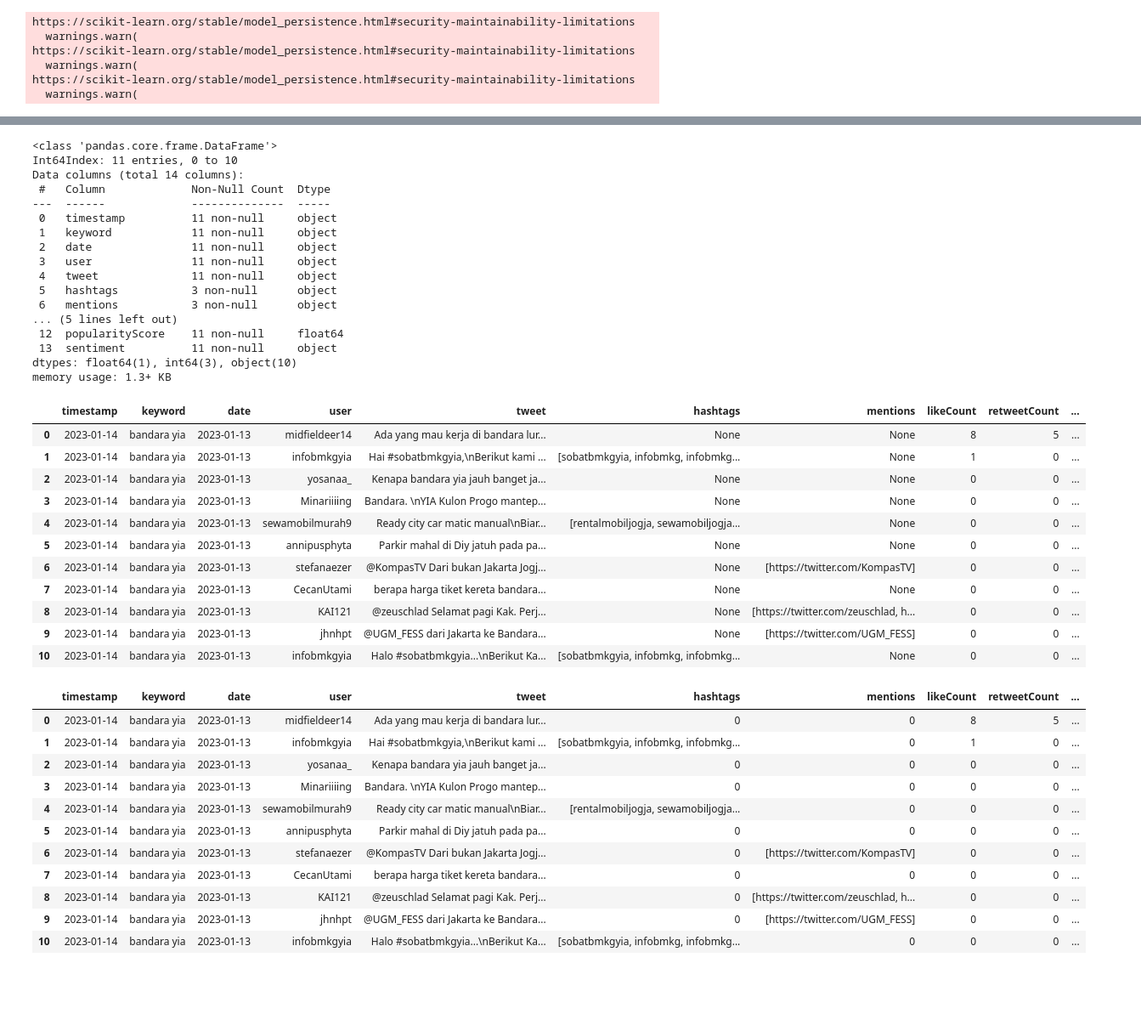
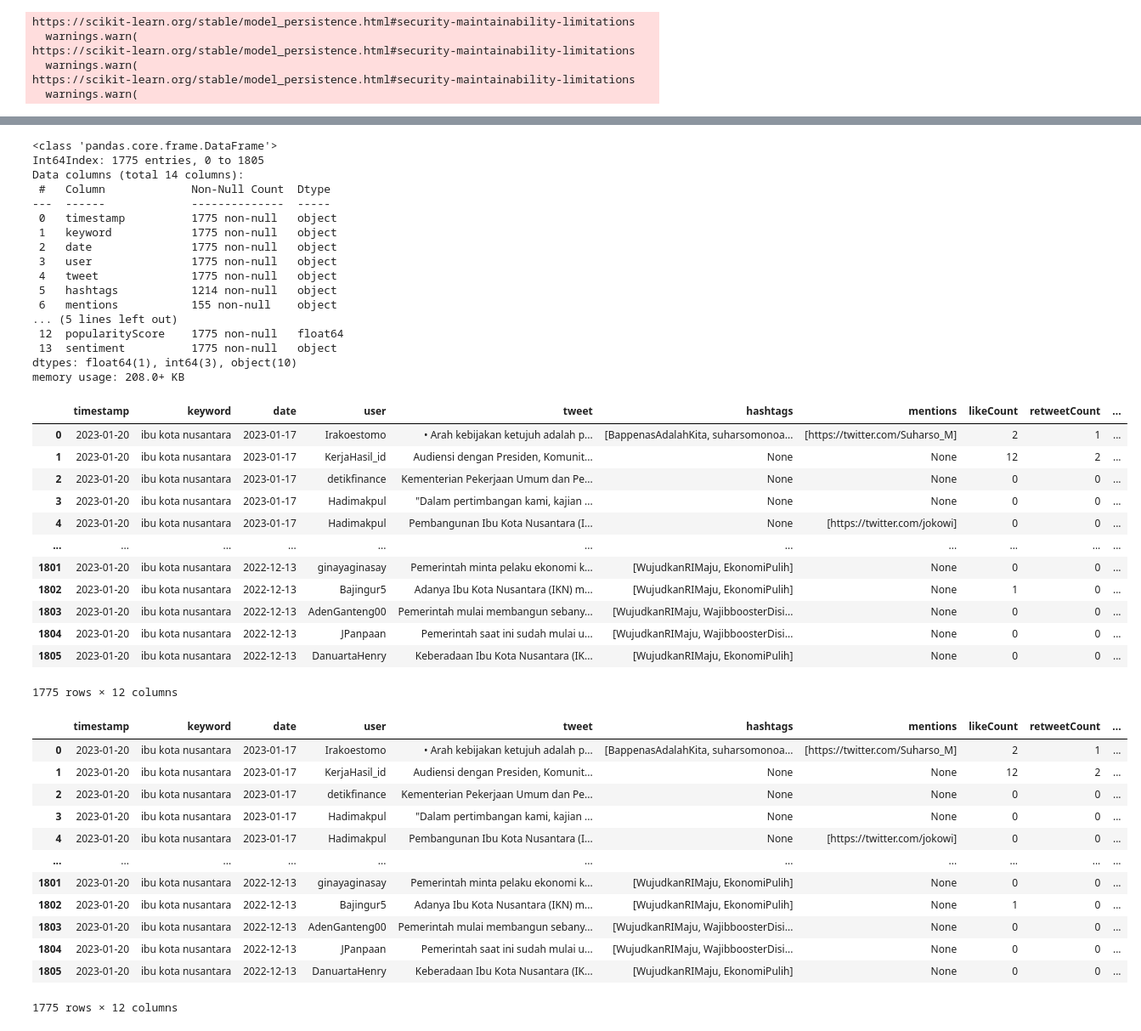
Before and after one commit to qoisoctava/sa_API, a Jupyter notebook: eksperimen_inferensi.ipynb, the cells around one changed output, grey strips where cells are left out. Shown: that part at 85% size. Cells and saved outputs as stored; diff of their text form; code cells hidden in the pictures; blank space fills up the shorter version.

```diff
--- a/eksperimen_inferensi.ipynb
+++ b/eksperimen_inferensi.ipynb
@@ -27,7 +26,7 @@ https://scikit-learn.org/stable/model_persistence.html#security-maintainability-
 def scraperKey(keyword,date_since,date_until):
     query = keyword+" lang:id until:"+str(date_until)+" since:"+str(date_since)
     now = datetime.now().strftime("%Y-%m-%d %H:%M:%S")
-    req.post('{}/progress/new'.format(APIurl),{'dateGet':now,'keyword':keyword,'dateSince':date_since,'dateUntil':date_until,'status':1,'source':'tw'} )
+    requests.post('{}/progress/twitter/new'.format(APIurl),{'dateGet':now,'keyword':keyword,'dateSince':date_since,'dateUntil':date_until,'status':1,'source':'tw'} )
     #print(query)
     #print(datetime.now())
     #print("Sedang Mengumpulkan Data Twitter...")
@@ -87,5 +86,5 @@ def normalize_alay(text):
  text = re.sub(' +', ' ', text)
  return text
 # %%
-df, now = scraperKey('bandara yia','2023-01-13','2023-01-14')
-topic = 'wisata jogja'
+df, now = scraperKey('ibu kota nusantara','2022-12-13','2023-01-18')
+topic = 'IKN'
@@ -92,4 +95,4 @@ topic = 'wisata jogja'
 # %%
-id = requests.get('{}/progress/id/{}'.format(APIurl,now)).json()[0]['id']
+id = requests.get('{}/progress/twitter/id/{}'.format(APIurl,now)).json()[0]['id']
 print(id)
 # %% [output]
@@ -97,6 +100,6 @@ print(id)
 # %%
 def update(code):
-    req.put('{}/progress/update'.format(APIurl), data={'id':id,'status': code})
+    requests.put('{}/progress/twitter/update'.format(APIurl), data={'id':id,'status': code})
 # %%
 
 if df.empty:
@@ -219,35 +222,36 @@ dtype: object
 dataset.info()
 # %% [output]
 <class 'pandas.core.frame.DataFrame'>
-Int64Index: 11 entries, 0 to 10
+Int64Index: 1775 entries, 0 to 1805
 Data columns (total 14 columns):
  #   Column             Non-Null Count  Dtype
 ---  ------             --------------  -----
- 0   timestamp          11 non-null     object
- 1   keyword            11 non-null     object
- 2   date               11 non-null     object
- 3   user               11 non-null     object
- 4   tweet              11 non-null     object
- 5   hashtags           3 non-null      object
- 6   mentions           3 non-null      object
+ 0   timestamp          1775 non-null   object
+ 1   keyword            1775 non-null   object
+ 2   date               1775 non-null   object
+ 3   user               1775 non-null   object
+ 4   tweet              1775 non-null   object
+ 5   hashtags           1214 non-null   object
+ 6   mentions           155 non-null    object
 ... (5 lines left out)
- 12  popularityScore    11 non-null     float64
- 13  sentiment          11 non-null     object
+ 12  popularityScore    1775 non-null   float64
+ 13  sentiment          1775 non-null   object
 dtypes: float64(1), int64(3), object(10)
-memory usage: 1.3+ KB
+memory usage: 208.0+ KB
 # %%
 df = dataset[['timestamp', 'keyword', 'date', 'user', 'tweet', 'hashtags', 'mentions', 'likeCount', 'retweetCount', 'replyCount','popularityScore',  'sentiment']]
 df
 # %% [output]
 |  | timestamp | keyword | date | user | tweet | hashtags | mentions | likeCount | retweetCount | ... |
-| 0 | 2023-01-14 | bandara yia | 2023-01-13 | midfieldeer14 | Ada yang mau kerja di bandara lur... | None | None | 8 | 5 | ... |
-| 1 | 2023-01-14 | bandara yia | 2023-01-13 | infobmkgyia | Hai #sobatbmkgyia,\nBerikut kami ... | [sobatbmkgyia, infobmkg, infobmkg... | None | 1 | 0 | ... |
-| 2 | 2023-01-14 | bandara yia | 2023-01-13 | yosanaa_ | Kenapa bandara yia jauh banget ja... | None | None | 0 | 0 | ... |
-| 3 | 2023-01-14 | bandara yia | 2023-01-13 | Minariiiing | Bandara. \nYIA Kulon Progo mantep... | None | None | 0 | 0 | ... |
-| 4 | 2023-01-14 | bandara yia | 2023-01-13 | sewamobilmurah9 | Ready city car matic manual\nBiar... | [rentalmobiljogja, sewamobiljogja... | None | 0 | 0 | ... |
-| 5 | 2023-01-14 | bandara yia | 2023-01-13 | annipusphyta | Parkir mahal di Diy jatuh pada pa... | None | None | 0 | 0 | ... |
-| 6 | 2023-01-14 | bandara yia | 2023-01-13 | stefanaezer | @KompasTV Dari bukan Jakarta Jogj... | None | [https://twitter.com/KompasTV] | 0 | 0 | ... |
-| 7 | 2023-01-14 | bandara yia | 2023-01-13 | CecanUtami | berapa harga tiket kereta bandara... | None | None | 0 | 0 | ... |
-| 8 | 2023-01-14 | bandara yia | 2023-01-13 | KAI121 | @zeuschlad Selamat pagi Kak. Perj... | None | [https://twitter.com/zeuschlad, h... | 0 | 0 | ... |
-| 9 | 2023-01-14 | bandara yia | 2023-01-13 | jhnhpt | @UGM_FESS dari Jakarta ke Bandara... | None | [https://twitter.com/UGM_FESS] | 0 | 0 | ... |
-| 10 | 2023-01-14 | bandara yia | 2023-01-13 | infobmkgyia | Halo #sobatbmkgyia...\nBerikut Ka... | [sobatbmkgyia, infobmkg, infobmkg... | None | 0 | 0 | ... |
+| 0 | 2023-01-20 | ibu kota nusantara | 2023-01-17 | Irakoestomo | • Arah kebijakan ketujuh adalah p... | [BappenasAdalahKita, suharsomonoa... | [https://twitter.com/Suharso_M] | 2 | 1 | ... |
+| 1 | 2023-01-20 | ibu kota nusantara | 2023-01-17 | KerjaHasil_id | Audiensi dengan Presiden, Komunit... | None | None | 12 | 2 | ... |
+| 2 | 2023-01-20 | ibu kota nusantara | 2023-01-17 | detikfinance | Kementerian Pekerjaan Umum dan Pe... | None | None | 0 | 0 | ... |
+| 3 | 2023-01-20 | ibu kota nusantara | 2023-01-17 | Hadimakpul | "Dalam pertimbangan kami, kajian ... | None | None | 0 | 0 | ... |
+| 4 | 2023-01-20 | ibu kota nusantara | 2023-01-17 | Hadimakpul | Pembangunan Ibu Kota Nusantara (I... | None | [https://twitter.com/jokowi] | 0 | 0 | ... |
+| ... | ... | ... | ... | ... | ... | ... | ... | ... | ... | ... |
+| 1801 | 2023-01-20 | ibu kota nusantara | 2022-12-13 | ginayaginasay | Pemerintah minta pelaku ekonomi k... | [WujudkanRIMaju, EkonomiPulih] | None | 0 | 0 | ... |
+| 1802 | 2023-01-20 | ibu kota nusantara | 2022-12-13 | Bajingur5 | Adanya Ibu Kota Nusantara (IKN) m... | [WujudkanRIMaju, EkonomiPulih] | None | 1 | 0 | ... |
+| 1803 | 2023-01-20 | ibu kota nusantara | 2022-12-13 | AdenGanteng00 | Pemerintah mulai membangun sebany... | [WujudkanRIMaju, WajibboosterDisi... | None | 0 | 0 | ... |
+| 1804 | 2023-01-20 | ibu kota nusantara | 2022-12-13 | JPanpaan | Pemerintah saat ini sudah mulai u... | [WujudkanRIMaju, WajibboosterDisi... | None | 0 | 0 | ... |
+| 1805 | 2023-01-20 | ibu kota nusantara | 2022-12-13 | DanuartaHenry | Keberadaan Ibu Kota Nusantara (IK... | [WujudkanRIMaju, EkonomiPulih] | None | 0 | 0 | ... |
+1775 rows × 12 columns
@@ -259,18 +258,19 @@ df
 # %%
-df.fillna('0')
+df
 # %% [output]
 |  | timestamp | keyword | date | user | tweet | hashtags | mentions | likeCount | retweetCount | ... |
-| 0 | 2023-01-14 | bandara yia | 2023-01-13 | midfieldeer14 | Ada yang mau kerja di bandara lur... | 0 | 0 | 8 | 5 | ... |
-| 1 | 2023-01-14 | bandara yia | 2023-01-13 | infobmkgyia | Hai #sobatbmkgyia,\nBerikut kami ... | [sobatbmkgyia, infobmkg, infobmkg... | 0 | 1 | 0 | ... |
-| 2 | 2023-01-14 | bandara yia | 2023-01-13 | yosanaa_ | Kenapa bandara yia jauh banget ja... | 0 | 0 | 0 | 0 | ... |
-| 3 | 2023-01-14 | bandara yia | 2023-01-13 | Minariiiing | Bandara. \nYIA Kulon Progo mantep... | 0 | 0 | 0 | 0 | ... |
-| 4 | 2023-01-14 | bandara yia | 2023-01-13 | sewamobilmurah9 | Ready city car matic manual\nBiar... | [rentalmobiljogja, sewamobiljogja... | 0 | 0 | 0 | ... |
-| 5 | 2023-01-14 | bandara yia | 2023-01-13 | annipusphyta | Parkir mahal di Diy jatuh pada pa... | 0 | 0 | 0 | 0 | ... |
-| 6 | 2023-01-14 | bandara yia | 2023-01-13 | stefanaezer | @KompasTV Dari bukan Jakarta Jogj... | 0 | [https://twitter.com/KompasTV] | 0 | 0 | ... |
-| 7 | 2023-01-14 | bandara yia | 2023-01-13 | CecanUtami | berapa harga tiket kereta bandara... | 0 | 0 | 0 | 0 | ... |
-| 8 | 2023-01-14 | bandara yia | 2023-01-13 | KAI121 | @zeuschlad Selamat pagi Kak. Perj... | 0 | [https://twitter.com/zeuschlad, h... | 0 | 0 | ... |
-| 9 | 2023-01-14 | bandara yia | 2023-01-13 | jhnhpt | @UGM_FESS dari Jakarta ke Bandara... | 0 | [https://twitter.com/UGM_FESS] | 0 | 0 | ... |
-| 10 | 2023-01-14 | bandara yia | 2023-01-13 | infobmkgyia | Halo #sobatbmkgyia...\nBerikut Ka... | [sobatbmkgyia, infobmkg, infobmkg... | 0 | 0 | 0 | ... |
+| 0 | 2023-01-20 | ibu kota nusantara | 2023-01-17 | Irakoestomo | • Arah kebijakan ketujuh adalah p... | [BappenasAdalahKita, suharsomonoa... | [https://twitter.com/Suharso_M] | 2 | 1 | ... |
+| 1 | 2023-01-20 | ibu kota nusantara | 2023-01-17 | KerjaHasil_id | Audiensi dengan Presiden, Komunit... | None | None | 12 | 2 | ... |
+| 2 | 2023-01-20 | ibu kota nusantara | 2023-01-17 | detikfinance | Kementerian Pekerjaan Umum dan Pe... | None | None | 0 | 0 | ... |
+| 3 | 2023-01-20 | ibu kota nusantara | 2023-01-17 | Hadimakpul | "Dalam pertimbangan kami, kajian ... | None | None | 0 | 0 | ... |
+| 4 | 2023-01-20 | ibu kota nusantara | 2023-01-17 | Hadimakpul | Pembangunan Ibu Kota Nusantara (I... | None | [https://twitter.com/jokowi] | 0 | 0 | ... |
+| ... | ... | ... | ... | ... | ... | ... | ... | ... | ... | ... |
+| 1801 | 2023-01-20 | ibu kota nusantara | 2022-12-13 | ginayaginasay | Pemerintah minta pelaku ekonomi k... | [WujudkanRIMaju, EkonomiPulih] | None | 0 | 0 | ... |
+| 1802 | 2023-01-20 | ibu kota nusantara | 2022-12-13 | Bajingur5 | Adanya Ibu Kota Nusantara (IKN) m... | [WujudkanRIMaju, EkonomiPulih] | None | 1 | 0 | ... |
+| 1803 | 2023-01-20 | ibu kota nusantara | 2022-12-13 | AdenGanteng00 | Pemerintah mulai membangun sebany... | [WujudkanRIMaju, WajibboosterDisi... | None | 0 | 0 | ... |
+| 1804 | 2023-01-20 | ibu kota nusantara | 2022-12-13 | JPanpaan | Pemerintah saat ini sudah mulai u... | [WujudkanRIMaju, WajibboosterDisi... | None | 0 | 0 | ... |
+| 1805 | 2023-01-20 | ibu kota nusantara | 2022-12-13 | DanuartaHenry | Keberadaan Ibu Kota Nusantara (IK... | [WujudkanRIMaju, EkonomiPulih] | None | 0 | 0 | ... |
+1775 rows × 12 columns
 # %%
 # df[['timestamp','date']] = df[['timestamp','date']].astype(str)
 # %%
```
Also changed, not shown: parts of 14 cells of this notebook, 1 other file.
